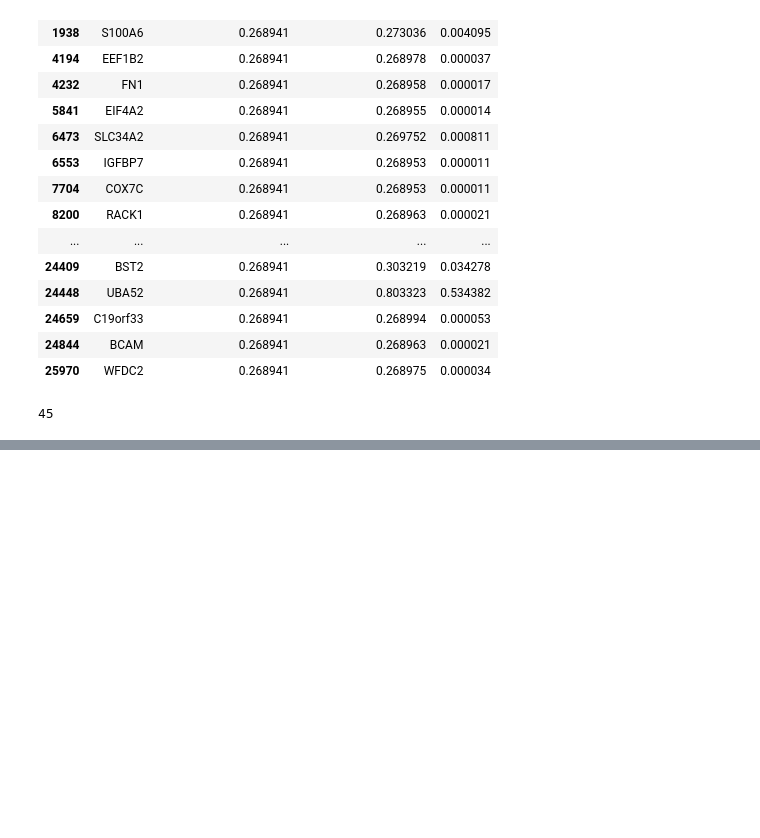
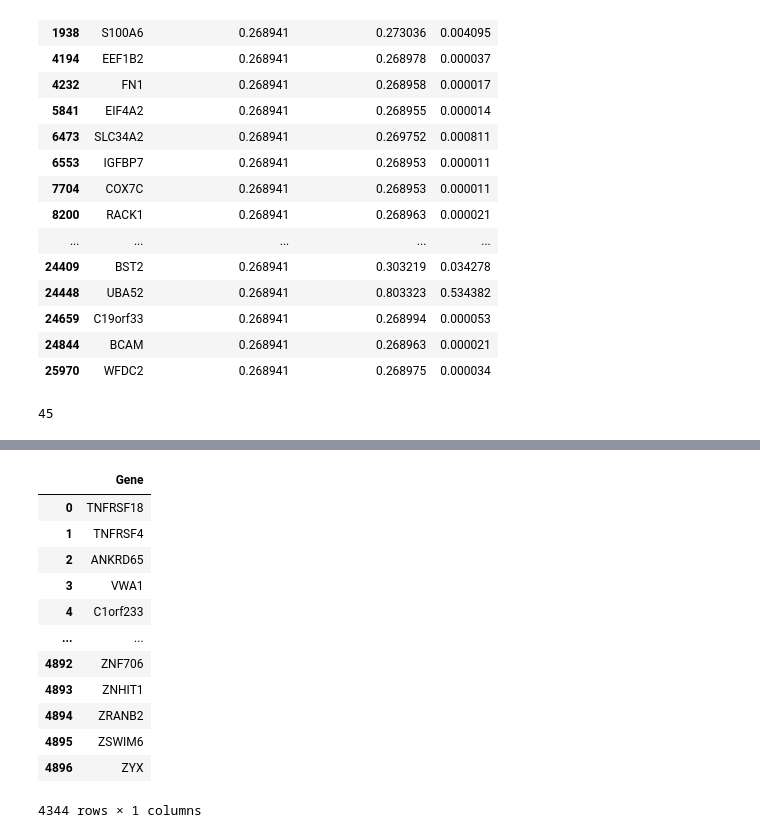
Before and after one commit to yaober/SPACER, a Jupyter notebook: result.ipynb, the cells around one changed output, grey strips where cells are left out. Cells and saved outputs as stored; diff of their text form; code cells hidden in the pictures; blank space fills up the shorter version.

```diff
--- a/result.ipynb
+++ b/result.ipynb
@@ -302,0 +324,18 @@ adata = sc
+# %%
+df2 =df2.drop_duplicates()
+# %%
+df2
+# %% [output]
+|  | Gene |
+| 0 | TNFRSF18 |
+| 1 | TNFRSF4 |
+| 2 | ANKRD65 |
+| 3 | VWA1 |
+| 4 | C1orf233 |
+| ... | ... |
+| 4892 | ZNF706 |
+| 4893 | ZNHIT1 |
+| 4894 | ZRANB2 |
+| 4895 | ZSWIM6 |
+| 4896 | ZYX |
+4344 rows × 1 columns
```
Also changed, not shown: parts of 5 cells of this notebook, 16 other files.
